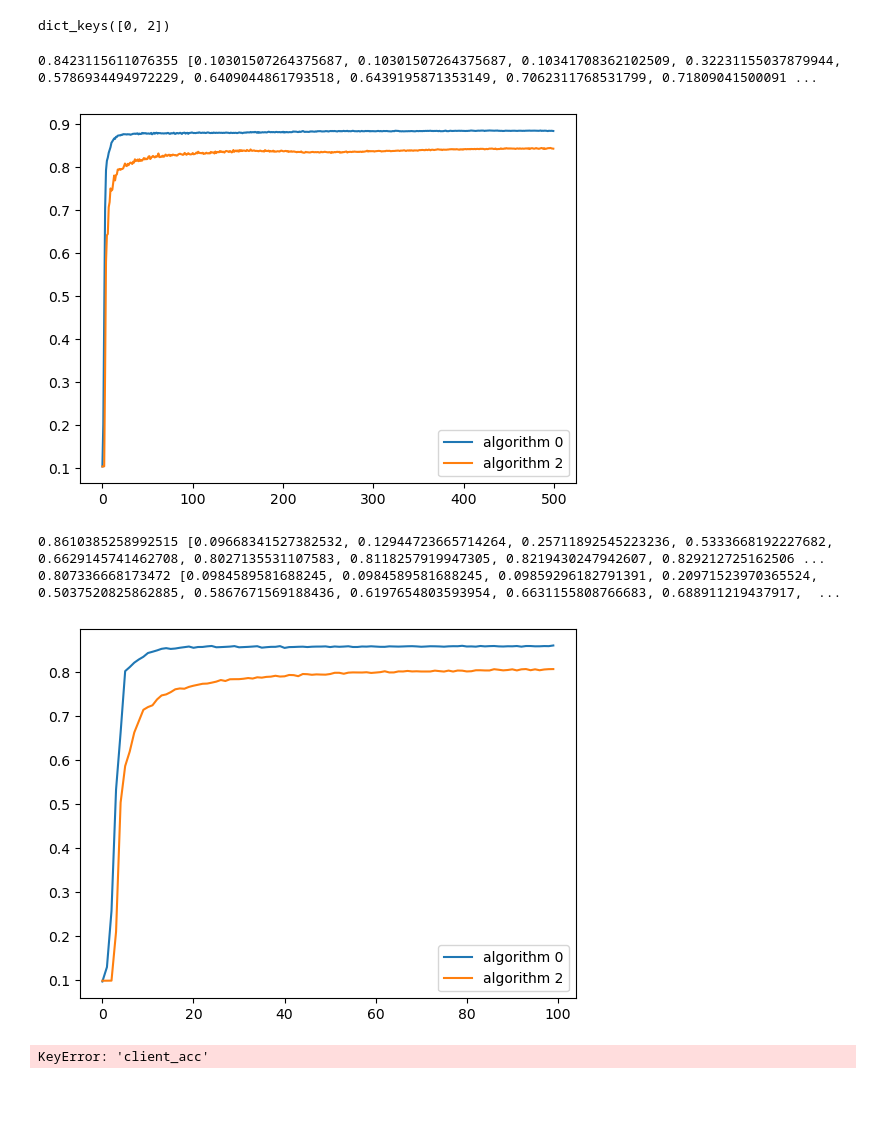
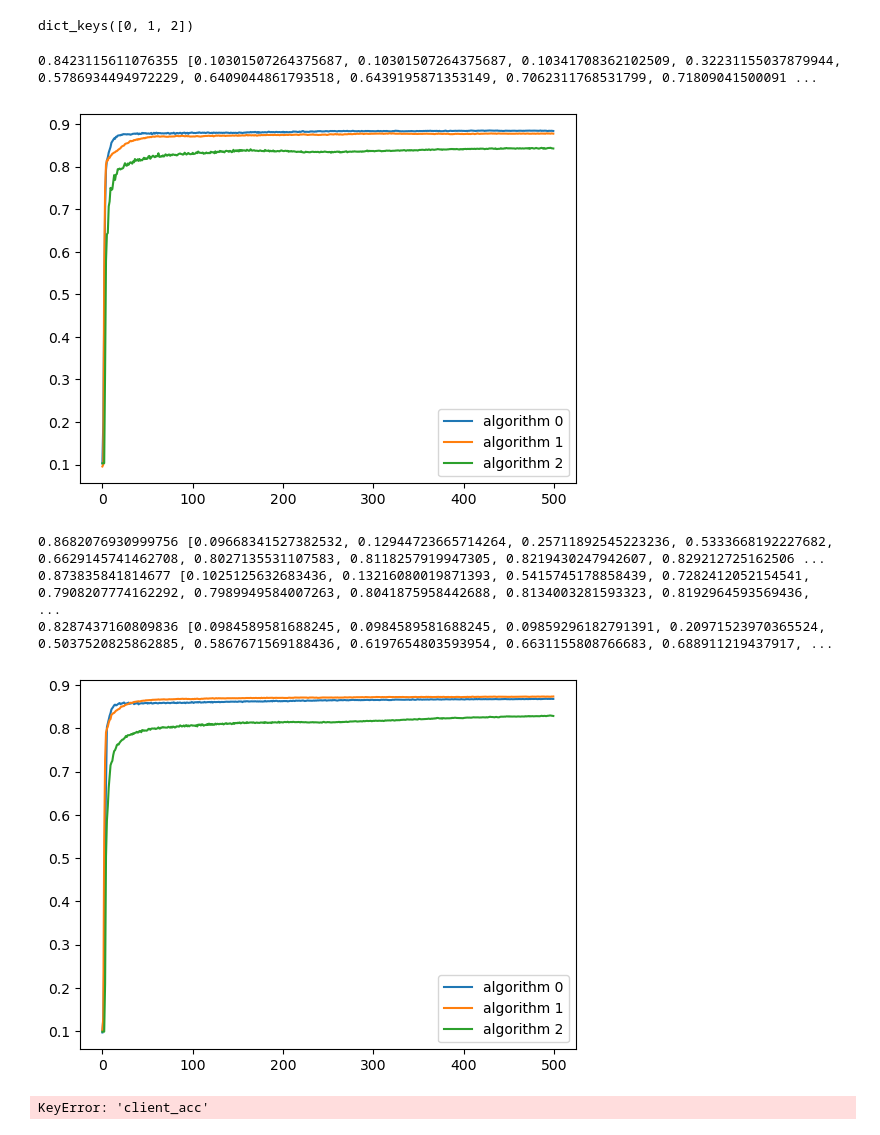
Before and after one commit to Haifeng-Dai/hybrid_fed, a Jupyter notebook: plot.ipynb, the cells around one changed output. Drawn from its saved outputs; the diff is of its cells as text; code cells hidden in the pictures; blank space fills up the shorter version.

```diff
--- a/plot.ipynb
+++ b/plot.ipynb
@@ -15,7 +15,7 @@ plt.style.use('default')
 '''
 
 data = {}
-algorithms = [0, 2]
+algorithms = [0, 1, 2]
 for algo in algorithms:
     file_path = f'./res/mnist_model_1_algo_{algo}/alpha_0.5_T_6/server_commu_100_client_commu_5_client_train_5_batch_size_160_num_all_client_9_num_all_server_3_num_client_data_1200_num_public_data_50_proportion_0.8.pt'
     data[algo] = torch.load(file_path, map_location='cpu')
@@ -24,7 +24,7 @@ legends = {0: 'algorithm 0', 1: 'algorithm 1', 2: 'algorithm 2', 3: 'algorithm 3
 
 print(data.keys())
 # %% [output]
-dict_keys([0, 2])
+dict_keys([0, 1, 2])
 # %%
 i = 2
 for algo in algorithms:
@@ -38,26 +38,28 @@ print(y[-1], list(y))
 plt.show()
 # %% [output]
 0.8423115611076355 [0.10301507264375687, 0.10301507264375687, 0.10341708362102509, 0.32231155037879944, 0.5786934494972229, 0.6409044861793518, 0.6439195871353149, 0.7062311768531799, 0.71809041500091 ...
-[figure, old version]
+[figure, new version]
 # %%
 server_acc_mean = {}
 num_line = len(data[algo]['server_acc'][0])
 for algo in algorithms:
     server_acc_mean[algo] = numpy.zeros(num_line).tolist()
     for i in [0, 1, 2]:
         server_acc = data[algo]['server_acc']
         server_acc_mean[algo] += (numpy.array(server_acc[i]) / numpy.array(len(data[algo]['server_acc'])))
-x = numpy.arange(num_line)[:100]
+end_point = 500
+x = numpy.arange(num_line)[:end_point]
 for algo in algorithms:
-    y = server_acc_mean[algo][:100]
+    y = server_acc_mean[algo][:end_point]
     plt.plot(x, y, label=legends[algo])
     print(y[-1], list(y))
 plt.legend()
 plt.show()
 # %% [output]
-0.8610385258992515 [0.09668341527382532, 0.12944723665714264, 0.25711892545223236, 0.5333668192227682, 0.6629145741462708, 0.8027135531107583, 0.8118257919947305, 0.8219430247942607, 0.829212725162506 ...
-0.807336668173472 [0.0984589581688245, 0.0984589581688245, 0.09859296182791391, 0.20971523970365524, 0.5037520825862885, 0.5867671569188436, 0.6197654803593954, 0.6631155808766683, 0.688911219437917,  ...
+0.8682076930999756 [0.09668341527382532, 0.12944723665714264, 0.25711892545223236, 0.5333668192227682, 0.6629145741462708, 0.8027135531107583, 0.8118257919947305, 0.8219430247942607, 0.829212725162506 ...
+0.873835841814677 [0.1025125632683436, 0.13216080019871393, 0.5415745178858439, 0.7282412052154541, 0.7908207774162292, 0.7989949584007263, 0.8041875958442688, 0.8134003281593323, 0.8192964593569436,  ...
+0.8287437160809836 [0.0984589581688245, 0.0984589581688245, 0.09859296182791391, 0.20971523970365524, 0.5037520825862885, 0.5867671569188436, 0.6197654803593954, 0.6631155808766683, 0.688911219437917, ...
-[figure, old version]
+[figure, new version]
 # %%
 client_acc = data['client_acc']
 num_line = len(client_acc[0])
```
Also changed, not shown: 4 other files.
